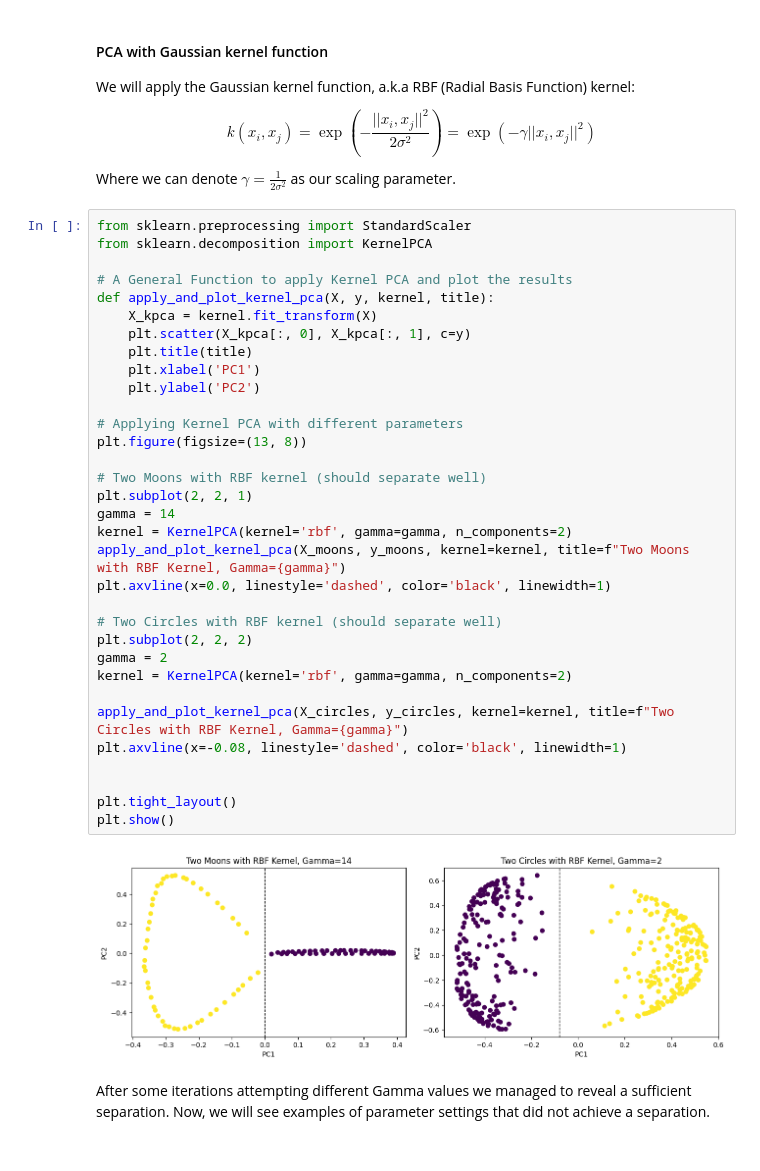
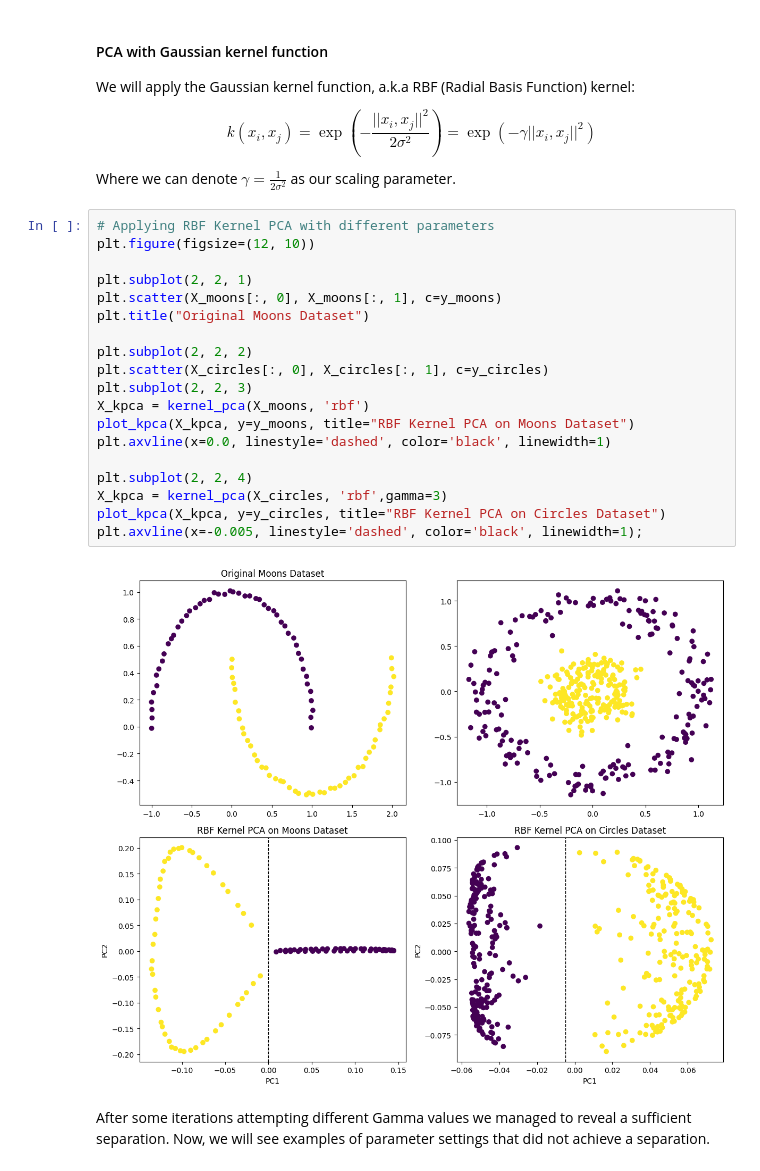
Before and after one commit to AvivGelfand/Geometry-of-Information-Course, a Jupyter notebook: Ex2_GOI.ipynb, the cells around one changed output. Cells and saved outputs as stored; diff of their text form.

```diff
--- a/Ex2_GOI.ipynb
+++ b/Ex2_GOI.ipynb
@@ -254,41 +311,27 @@ We will apply the Gaussian kernel function, a.k.a RBF (Radial Basis Function) ke
 
 $$k(x_i, x_j) = \exp\left(- \frac{||x_i, x_j||^2}{2\sigma^2} \right) = \exp\left(- \gamma ||x_i, x_j||^2\right)$$
 Where we can denote $\gamma = \frac{1}{2\sigma^2}$ as our scaling parameter.
-# %%
-from sklearn.preprocessing import StandardScaler
-from sklearn.decomposition import KernelPCA
-
-# A General Function to apply Kernel PCA and plot the results
-def apply_and_plot_kernel_pca(X, y, kernel, title):
-    X_kpca = kernel.fit_transform(X)
-    plt.scatter(X_kpca[:, 0], X_kpca[:, 1], c=y)
-    plt.title(title)
-    plt.xlabel('PC1')
-    plt.ylabel('PC2')
-
-# Applying Kernel PCA with different parameters
-plt.figure(figsize=(13, 8))
-
-# Two Moons with RBF kernel (should separate well)
-plt.subplot(2, 2, 1)
-gamma = 14
-kernel = KernelPCA(kernel='rbf', gamma=gamma, n_components=2)
-apply_and_plot_kernel_pca(X_moons, y_moons, kernel=kernel, title=f"Two Moons with RBF Kernel, Gamma={gamma}")
-plt.axvline(x=0.0, linestyle='dashed', color='black', linewidth=1)
-
-# Two Circles with RBF kernel (should separate well)
-plt.subplot(2, 2, 2)
-gamma = 2
-kernel = KernelPCA(kernel='rbf', gamma=gamma, n_components=2)
-
-apply_and_plot_kernel_pca(X_circles, y_circles, kernel=kernel, title=f"Two Circles with RBF Kernel, Gamma={gamma}")
-plt.axvline(x=-0.08, linestyle='dashed', color='black', linewidth=1)
-
-
-plt.tight_layout()
-plt.show()
-# %% [output]
-[figure, removed]
+# %%
+# Applying RBF Kernel PCA with different parameters
+plt.figure(figsize=(12, 10))
+
+plt.subplot(2, 2, 1)
+plt.scatter(X_moons[:, 0], X_moons[:, 1], c=y_moons)
+plt.title("Original Moons Dataset")
+
+plt.subplot(2, 2, 2)
+plt.scatter(X_circles[:, 0], X_circles[:, 1], c=y_circles)
+plt.subplot(2, 2, 3)
+X_kpca = kernel_pca(X_moons, 'rbf')
+plot_kpca(X_kpca, y=y_moons, title="RBF Kernel PCA on Moons Dataset")
+plt.axvline(x=0.0, linestyle='dashed', color='black', linewidth=1)
+
+plt.subplot(2, 2, 4)
+X_kpca = kernel_pca(X_circles, 'rbf',gamma=3)
+plot_kpca(X_kpca, y=y_circles, title="RBF Kernel PCA on Circles Dataset")
+plt.axvline(x=-0.005, linestyle='dashed', color='black', linewidth=1);
+# %% [output]
+[figure, added]
 # %% [markdown]
 After some iterations attempting different Gamma values we managed to reveal a sufficient separation. Now, we will see examples of parameter settings that did not achieve a separation.
 # %% [markdown]
```
Also changed, not shown: parts of 5 cells of this notebook.
